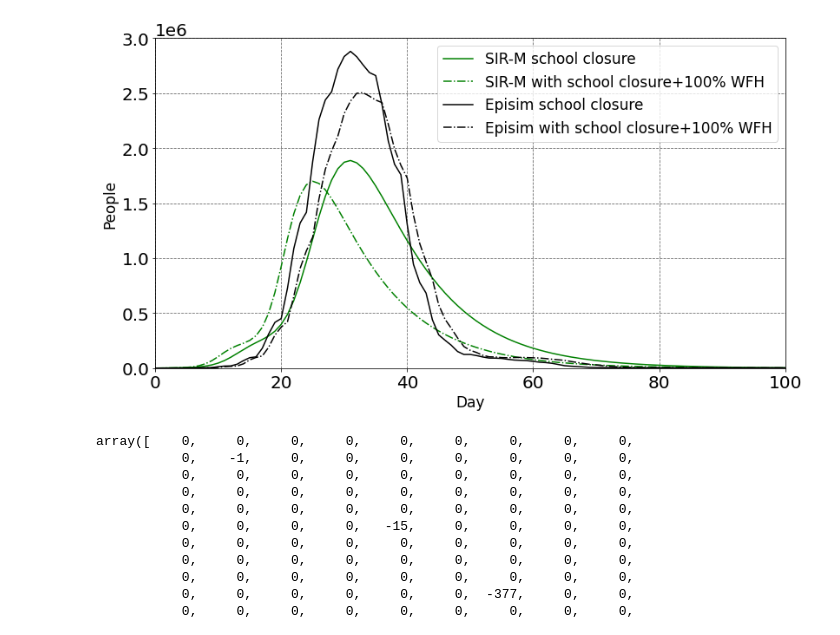
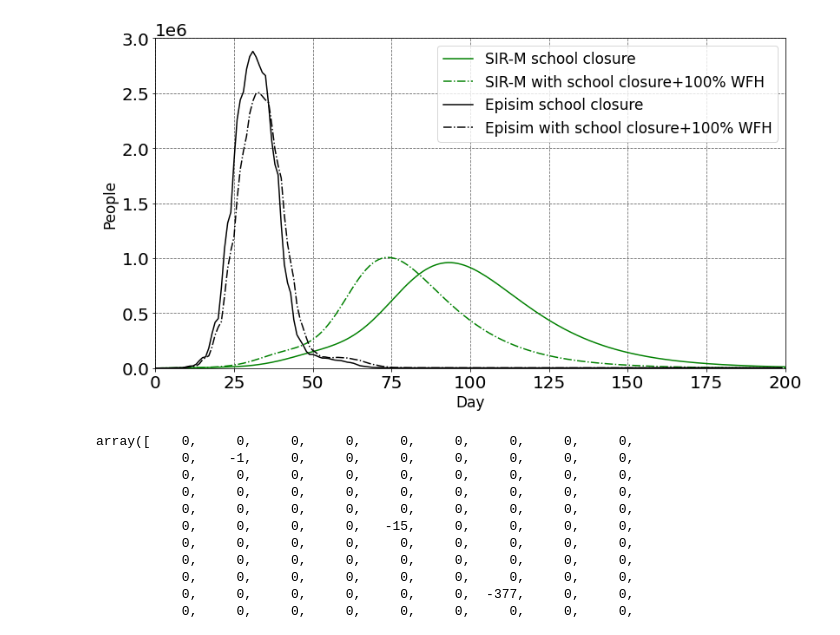
Before and after one commit to captainnemo2005/compartmentmodel, a Jupyter notebook: GoldenModel.ipynb, the cells around one changed output. Cells and saved outputs as stored; diff of their text form; code cells hidden in the pictures.

```diff
--- a/GoldenModel.ipynb
+++ b/GoldenModel.ipynb
@@ -10,9 +10,9 @@ OD_Matrix_pt_75.csv
 population_pc_75.csv
 population.csv
 """
-percent_pop = "base"
-folder = "basecase"
-incubation = 5
+percent_pop = "sc"
+folder = "schoolclosure"
+incubation = 15
 
 
 melbourne_pc = pd.read_csv('data/'+folder+'/population_pc_'+percent_pop+'.csv', sep=',',header=None)
@@ -108,30 +108,30 @@ sc_compared = x_np.sum(axis=1)
 # %%
 def sir_plot_r(x,y,a,b):
     plt.figure(figsize=(13,7))
-    plt.xlim(0,100,1)
+    plt.xlim(0,200,1)
     plt.ylim(0, 3000000,100000)
     plt.xlabel("Day",fontsize=17) # Text for X-Axis
     plt.ylabel("People",fontsize=17)
     plt.plot(x, color='g',label='SIR-M school closure')
     plt.plot(y, color='g',label='SIR-M with school closure+100% WFH',linestyle='-.')
 
     plt.plot(a, color='k',label='Episim school closure')
     plt.plot(b, color='k',label='Episim with school closure+100% WFH',linestyle='-.')
 
     #plt.plot(k, color='k',label='Staggered work ',linestyle='--')
     plt.grid(b=True, which='major', color='#666666', linestyle='--')
     plt.rc('xtick',labelsize=20)
     plt.rc('ytick',labelsize=20)
     plt.legend(loc=1, prop={'size':17})
 
-    plt.savefig('/Users/cptnemo2005/new_results/compared-sir-episim-policies.jpg')
+    #plt.savefig('/Users/cptnemo2005/new_results/compared-sir-episim-policies.jpg')
 
 sir_plot_r(sc_compared,
           sc_wfh_compared,
           EPSIM_sc,
           EPSIM_sc_wfh)
 # %% [output]
-[figure, old version]
+[figure, new version]
 # %%
 newI_inf = res['baseline'][4] + res['baseline'][5]
 
```
Also changed, not shown: parts of 3 cells of this notebook, 2 other files.
